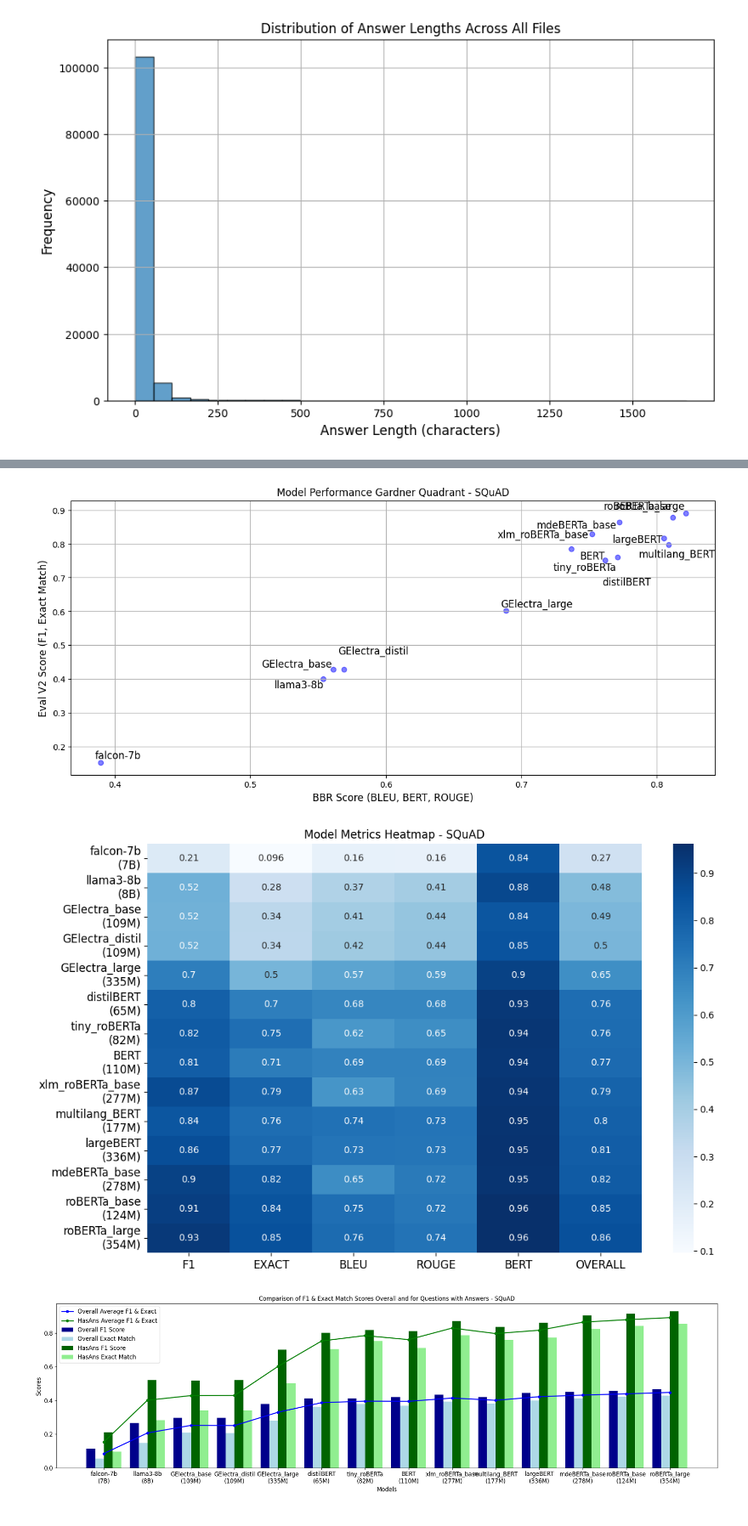
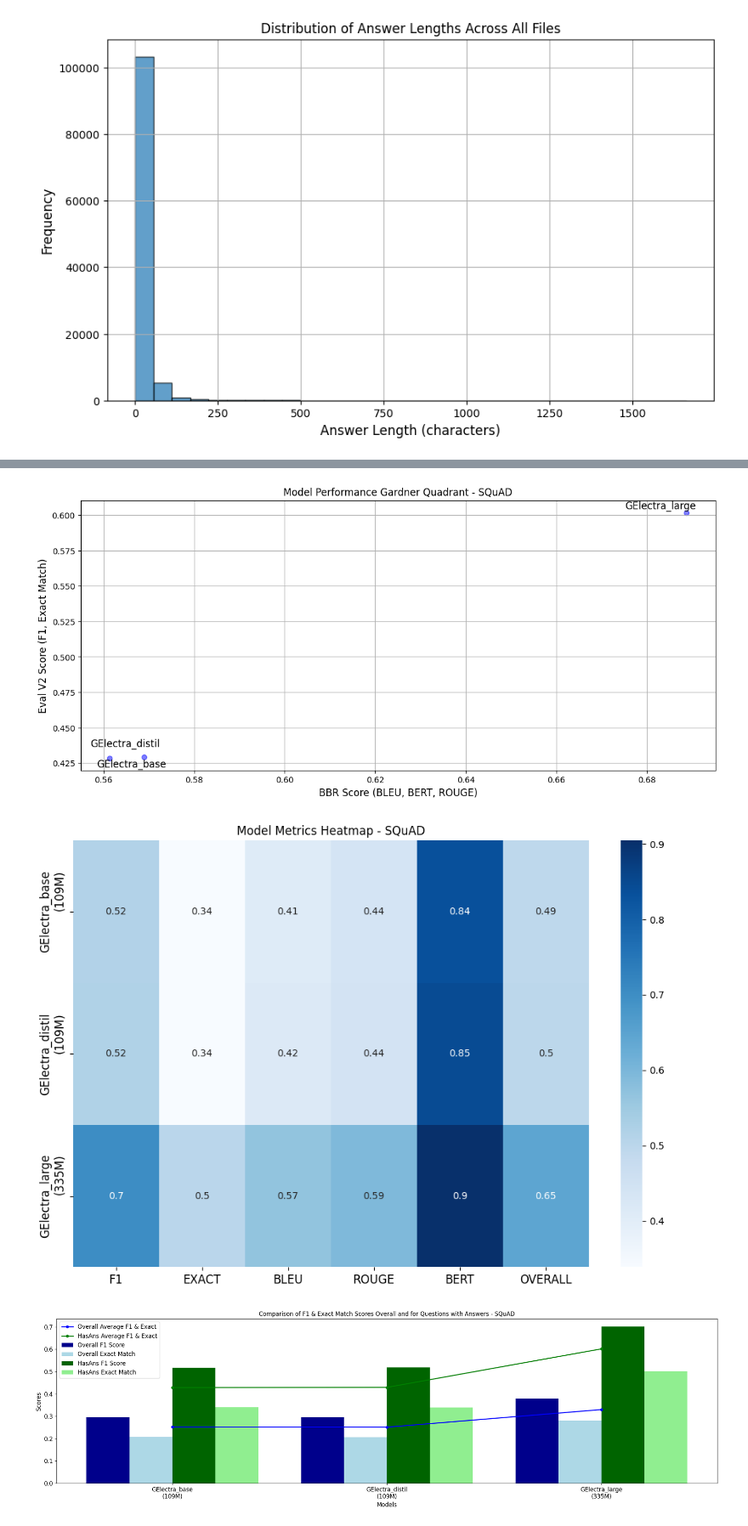
Before and after one commit to aminbensaad/eon-llm, a Jupyter notebook: llm/experiments.ipynb, the cells around one changed output, grey strips where cells are left out. Shown at 85% size. Cells and saved outputs as stored; diff of their text form; code cells hidden in the pictures.

Commit message:
plotting: skipping models that are commented out in the mapping to make generating the differently scoped graphics more simple

```diff
--- a/llm/experiments.ipynb
+++ b/llm/experiments.ipynb
@@ -68,20 +68,21 @@ def load_timing_results(timing_results_path):
     return timing_results
 
 # Function to load json files and extract relevant information
-def load_json_files(base_dir, subdirs, datasets):
+def load_json_files(base_dir, subdirs, datasets, model_name_map):
     results = []
-    model_name_map = {}
+    active_models = set(model_name_map.keys())  # Only include models in the manual_model_name_map
     for subdir in subdirs:
         subdir_path = os.path.join(base_dir, subdir)
         for file_name in os.listdir(subdir_path):
             if file_name.endswith('_eval_results.json'):
+                model_name = file_name.replace('_eval_results.json', '')
+                if model_name not in active_models:
+                    continue  # Skip models not in the manual_model_name_map
+
                 with open(os.path.join(subdir_path, file_name), 'r') as f:
                     data = json.load(f)
 
-                    # Model Name
-                    model_name = file_name.replace('_eval_results.json', '')
                     short_name = manual_model_name_map.get(model_name, model_name.split('-')[0])
-                    model_name_map[short_name] = model_name
 
                     for dataset in datasets:
                         # Evaluation script for SQuAD v2 / GermanQuAD
@@ -150,7 +151,7 @@ timing_results_path = './timing_results.json'
 subdir = ['base', 'tuned', 'Gtuned', 'local'] # options: 'base', 'Gbase', 'tuned', 'Gtuned', 'local'
 
 # Load data
-data, model_name_map = load_json_files(base_dir, subdir, datasets)
+data, model_name_map = load_json_files(base_dir, subdir, datasets, manual_model_name_map)
 
 # Load timing results
 timing_results = load_timing_results(timing_results_path)
@@ -183,7 +184,7 @@ for dataset_name in datasets:
     p.plot_heat_map(df, dataset_name, figure_root, manual_model_name_map, cmap=cmap,
                     fontsize=12, figsize=(12, 8))
 
-    if dataset_name != "GermanQuAD":
+    if (dataset_name != "GermanQuAD"):
         p.plot_bar_chart_comparison(df, dataset_name, figure_root, manual_model_name_map,
                                     fontsize=12, figsize=(20, 6))
 
@@ -201,3 +202,3 @@ print("All visualizations have been generated and saved successfully.")
-[figure, old version]
+[figure, new version]
-[figure, old version]
+[figure, new version]
-[figure, old version]
+[figure, new version]
```
Also changed, not shown: parts of 1 cell of this notebook.
